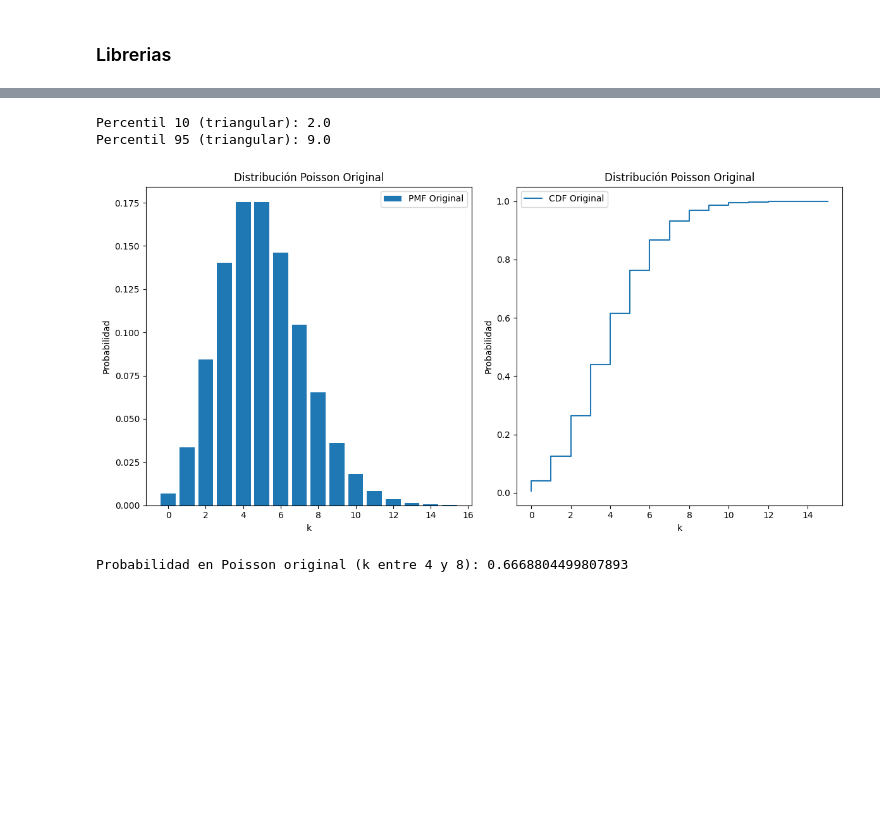
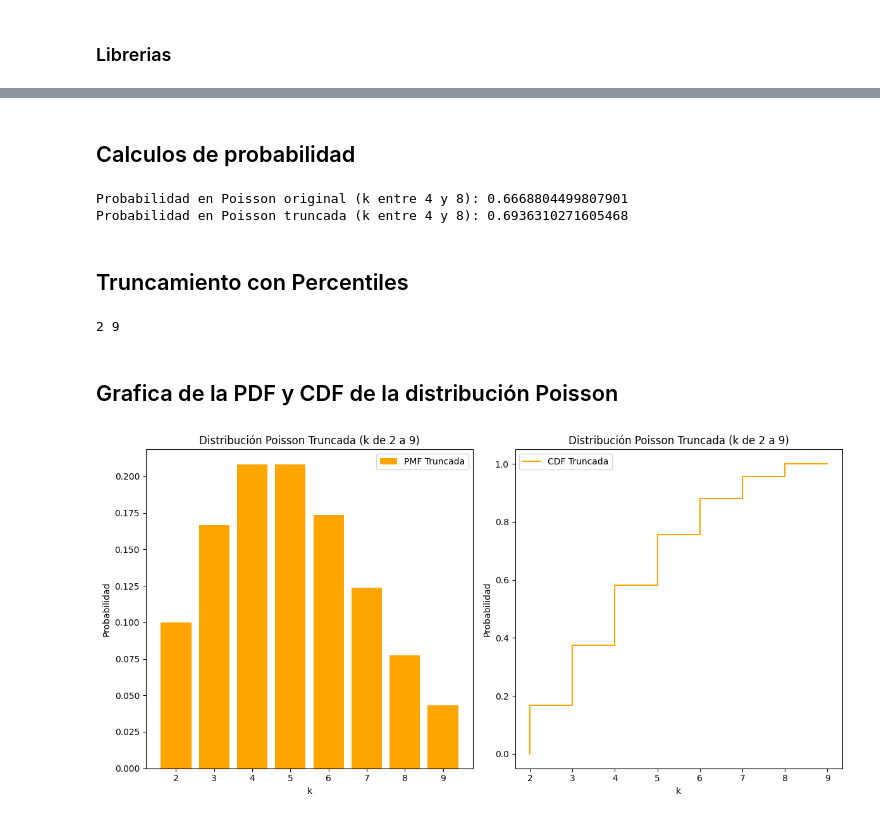
Before and after one commit to josedjaykv/Tareas_de_modelos, a Jupyter notebook: Truncated_poisson_distribution.ipynb, the cells around one changed output, grey strips where cells are left out. Saved outputs shown, nothing was run; the diff lists cells and outputs as text; code cells hidden in the pictures; blank space fills up the shorter version.

Commit message:
Poisson terminada

```diff
--- a/Truncated_poisson_distribution.ipynb
+++ b/Truncated_poisson_distribution.ipynb
@@ -18,48 +164,56 @@ cdf_original = dist_poisson.cdf(x)
+# %% [markdown]
+## Calculos de probabilidad
+# %%
+# probabilidad con poisson original entre 4 y 8
+p_original = dist_poisson_original.cdf(8) - dist_poisson_original.cdf(3)
+print("Probabilidad en Poisson original (k entre 4 y 8):", p_original)
+
+# Calcular la probabilidad en la Poisson truncada para k entre 4 y 8
+p_truncada = cdf_truncada(8) - cdf_truncada(3)
+print("Probabilidad en Poisson truncada (k entre 4 y 8):", p_truncada)
+# %% [output]
+Probabilidad en Poisson original (k entre 4 y 8): 0.6668804499807901
+Probabilidad en Poisson truncada (k entre 4 y 8): 0.6936310271605468
+# %% [markdown]
+## Truncamiento con Percentiles
 # %%
-# Calcular el percentil 10 y el percentil 95 de la distribución triangular
-percentil_10_tri = dist_poisson.ppf(0.10)
-percentil_95_tri = dist_poisson.ppf(0.95)
+# Calcular el percentil 10 y el percentil 95 de la distribución poisson
+k_min = dist_poisson_original.ppf(0.10)
+k_max = dist_poisson_original.ppf(0.95)
 
-print("Percentil 10 (triangular):", percentil_10_tri)
-print("Percentil 95 (triangular):", percentil_95_tri)
+k_min = int(k_min)
+k_max = int(k_max)
+
+print(k_min, k_max)
+
+cdf_min = dist_poisson_original.cdf(k_min)
+cdf_max = dist_poisson_original.cdf(k_max)
+norm_const = cdf_max - cdf_min  # constante de normalización
 # %% [output]
-Percentil 10 (triangular): 2.0
-Percentil 95 (triangular): 9.0
+2 9
+# %% [markdown]
+## Grafica de la PDF y CDF de la distribución Poisson
 # %%
-# Parámetro de la distribución Poisson
-lamda = 5
+x_trunc = np.linspace(k_min, k_max, k_max-k_min+1) # rango de valores truncados
+pdf_trunc = dist_poisson_original.pmf(x_trunc) / norm_const
+cdf_trunc = (dist_poisson_original.cdf(x_trunc) - dist_poisson_original.cdf(k_min)) / norm_const
 
-# Rango de valores para la distribución original
-x = np.arange(0, 16)
-dist_poisson_original = poisson(lamda)
-pmf_original = dist_poisson_original.pmf(x)
-cdf_original = dist_poisson_original.cdf(x)
-
-# Graficar la PMF original
+# Graficar la PMF truncada
 plt.figure(figsize=(12, 6))
 plt.subplot(1, 2, 1)
-plt.bar(x, pmf_original, label="PMF Original")
-plt.title("Distribución Poisson Original")
+plt.bar(x_trunc, pdf_trunc, label="PMF Truncada", color="orange")
+plt.title("Distribución Poisson Truncada (k de {} a {})".format(k_min, k_max))
 plt.xlabel("k")
 plt.ylabel("Probabilidad")
 plt.legend()
 
 plt.subplot(1, 2, 2)
-plt.step(x, cdf_original, label="CDF Original")
-plt.title("Distribución Poisson Original")
+plt.step(x_trunc, cdf_trunc, label="CDF Truncada", color="orange")
+plt.title("Distribución Poisson Truncada (k de {} a {})".format(k_min, k_max))
 plt.xlabel("k")
 plt.ylabel("Probabilidad")
 plt.legend()
-
 plt.tight_layout()
 plt.show()
 # %% [output]
-[figure, old version]
+[figure, new version]
-# %%
-
-# Calcular la probabilidad en la Poisson original para k entre 4 y 8
-k_event = np.arange(4, 9)  # 4, 5, 6, 7 y 8
-p_original = poisson.pmf(k_event, lamda).sum()
-print("Probabilidad en Poisson original (k entre 4 y 8):", p_original)
-# %% [output]
-Probabilidad en Poisson original (k entre 4 y 8): 0.6668804499807893
```
Also changed, not shown: parts of 22 cells of this notebook, 1 other file.
